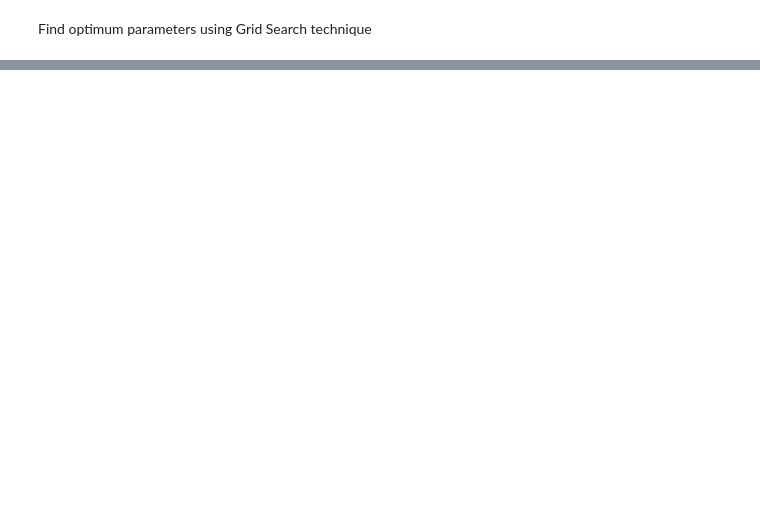
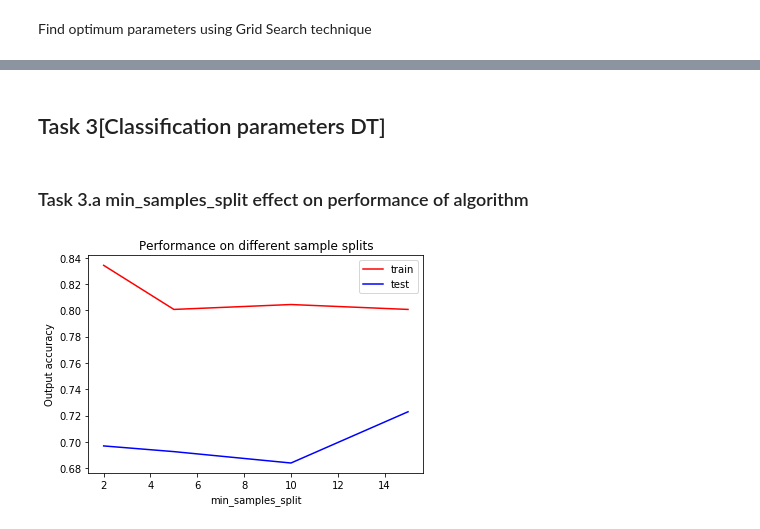
Before and after one commit to Aarif1430/CourseWork_2020, a Jupyter notebook: ECM445_CW_1/coursework1_template.ipynb, the cells around one changed output, grey strips where cells are left out. Saved outputs shown, nothing was run; the diff lists cells and outputs as text; code cells hidden in the pictures; blank space fills up the shorter version.

```diff
--- a/ECM445_CW_1/coursework1_template.ipynb
+++ b/ECM445_CW_1/coursework1_template.ipynb
@@ -205,0 +336,18 @@ weighted avg       0.72      0.72      0.72       231
+# %%
+def compare_performance(criterion='gini', max_depth = 6, min_samples_split = 5):
+    tree = DecisionTreeClassifier(max_depth=max_depth, max_features = 2, min_samples_split = min_samples_split, random_state=23, criterion=criterion)
+    tree.fit(X_train,y_train)
+    return [tree.score(X_train,y_train), tree.score(X_test,y_test)]
+
+print('Performance Check on: gini')
+train_gini, test_gini = compare_performance(criterion='gini')
+print('________________________________________________')
+print("Accuracy on training set: {:.3f}".format(train_gini))
+print("Accuracy on test set: {:.3f}".format(test_gini))
+print('________________________________________________')
+print('Performance Check on: entropy')
+train_entropy, test_entropy = compare_performance(criterion='entropy')
+print('________________________________________________')
+print("Accuracy on training set: {:.3f}".format(train_entropy))
+print("Accuracy on test set: {:.3f}".format(test_entropy))
+print('________________________________________________')
@@ -205,0 +397,21 @@ weighted avg       0.72      0.72      0.72       231
+# %% [markdown]
+## Task 3[Classification parameters DT]
+# %% [markdown]
+### Task 3.a min_samples_split effect on performance of algorithm
+# %%
+min_samples_split = [2, 5, 10, 15]
+acc_comparsion_train = []
+acc_comparsion_test = []
+for sample in min_samples_split:
+    acc_comparsion_train.append(compare_performance(min_samples_split = sample)[0])
+    acc_comparsion_test.append(compare_performance(min_samples_split = sample)[1])
+# plot x vs yhat
+plt.plot(min_samples_split, acc_comparsion_train, label='train', color='r')
+plt.plot(min_samples_split, acc_comparsion_test, label='test', color='b')
+plt.title('Performance on different sample splits')
+plt.xlabel('min_samples_split')
+plt.ylabel('Output accuracy')
+plt.legend()
+plt.show()
+# %% [output]
+[figure, added]
```
Also changed, not shown: parts of 38 cells of this notebook.
